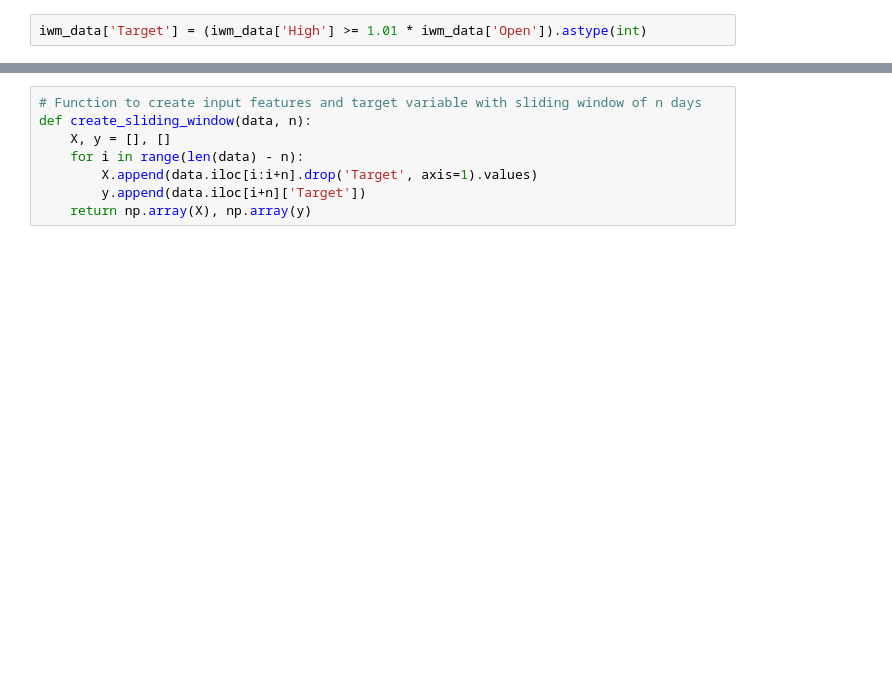
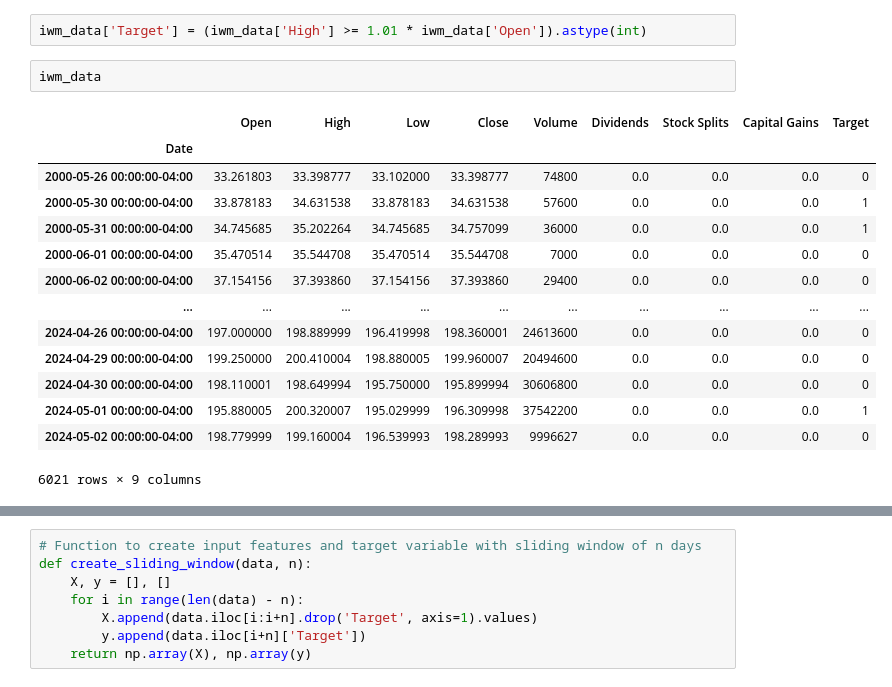
Before and after one commit to johri-lab/Algorithmic-ML-Trading-Strategy, a Jupyter notebook: multiple_classifiers.ipynb, the cells around one changed output, grey strips where cells are left out. Cells and saved outputs as stored; diff of their text form; blank space fills up the shorter version.

```diff
--- a/multiple_classifiers.ipynb
+++ b/multiple_classifiers.ipynb
@@ -28,3 +31,20 @@ def fetch_iwm_data():
 iwm_data = fetch_iwm_data()
 # %%
 iwm_data['Target'] = (iwm_data['High'] >= 1.01 * iwm_data['Open']).astype(int)
+# %%
+iwm_data
+# %% [output]
+|  | Open | High | Low | Close | Volume | Dividends | Stock Splits | Capital Gains | Target |
+| Date |  |  |  |  |  |  |  |  |  |
+| 2000-05-26 00:00:00-04:00 | 33.261803 | 33.398777 | 33.102000 | 33.398777 | 74800 | 0.0 | 0.0 | 0.0 | 0 |
+| 2000-05-30 00:00:00-04:00 | 33.878183 | 34.631538 | 33.878183 | 34.631538 | 57600 | 0.0 | 0.0 | 0.0 | 1 |
+| 2000-05-31 00:00:00-04:00 | 34.745685 | 35.202264 | 34.745685 | 34.757099 | 36000 | 0.0 | 0.0 | 0.0 | 1 |
+| 2000-06-01 00:00:00-04:00 | 35.470514 | 35.544708 | 35.470514 | 35.544708 | 7000 | 0.0 | 0.0 | 0.0 | 0 |
+| 2000-06-02 00:00:00-04:00 | 37.154156 | 37.393860 | 37.154156 | 37.393860 | 29400 | 0.0 | 0.0 | 0.0 | 0 |
+| ... | ... | ... | ... | ... | ... | ... | ... | ... | ... |
+| 2024-04-26 00:00:00-04:00 | 197.000000 | 198.889999 | 196.419998 | 198.360001 | 24613600 | 0.0 | 0.0 | 0.0 | 0 |
+| 2024-04-29 00:00:00-04:00 | 199.250000 | 200.410004 | 198.880005 | 199.960007 | 20494600 | 0.0 | 0.0 | 0.0 | 0 |
+| 2024-04-30 00:00:00-04:00 | 198.110001 | 198.649994 | 195.750000 | 195.899994 | 30606800 | 0.0 | 0.0 | 0.0 | 0 |
+| 2024-05-01 00:00:00-04:00 | 195.880005 | 200.320007 | 195.029999 | 196.309998 | 37542200 | 0.0 | 0.0 | 0.0 | 1 |
+| 2024-05-02 00:00:00-04:00 | 198.779999 | 199.160004 | 196.539993 | 198.289993 | 9996627 | 0.0 | 0.0 | 0.0 | 0 |
+6021 rows × 9 columns
```
Also changed, not shown: parts of 116 cells of this notebook.
